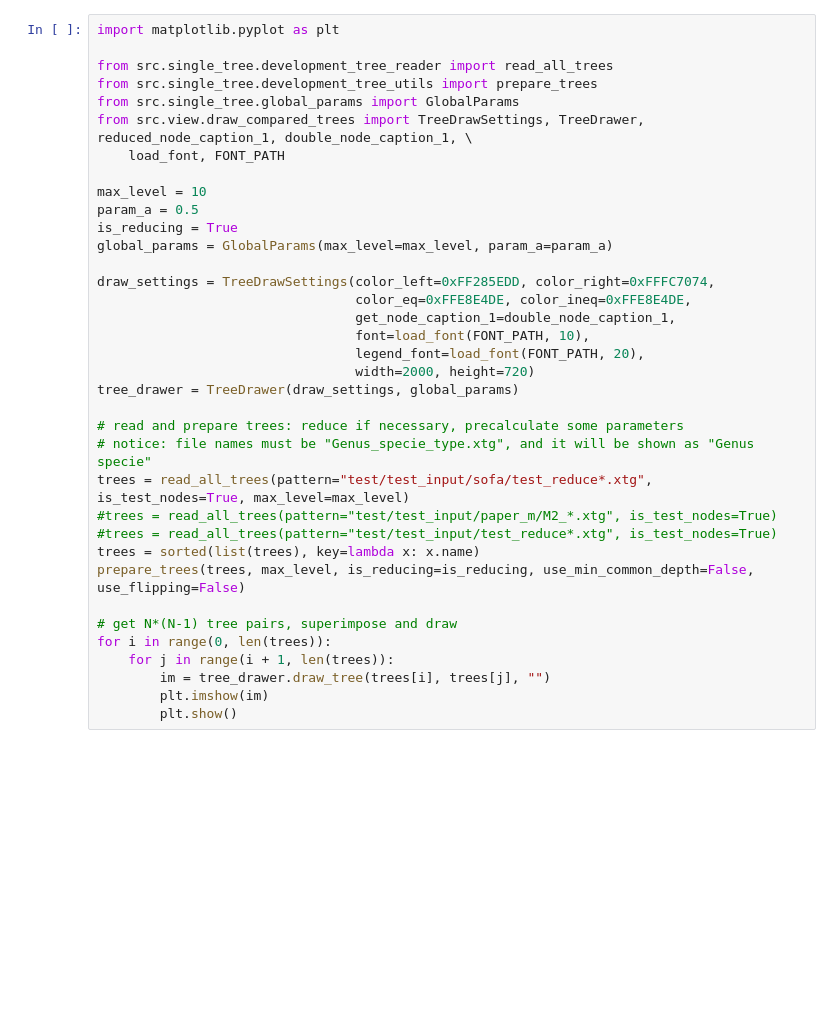
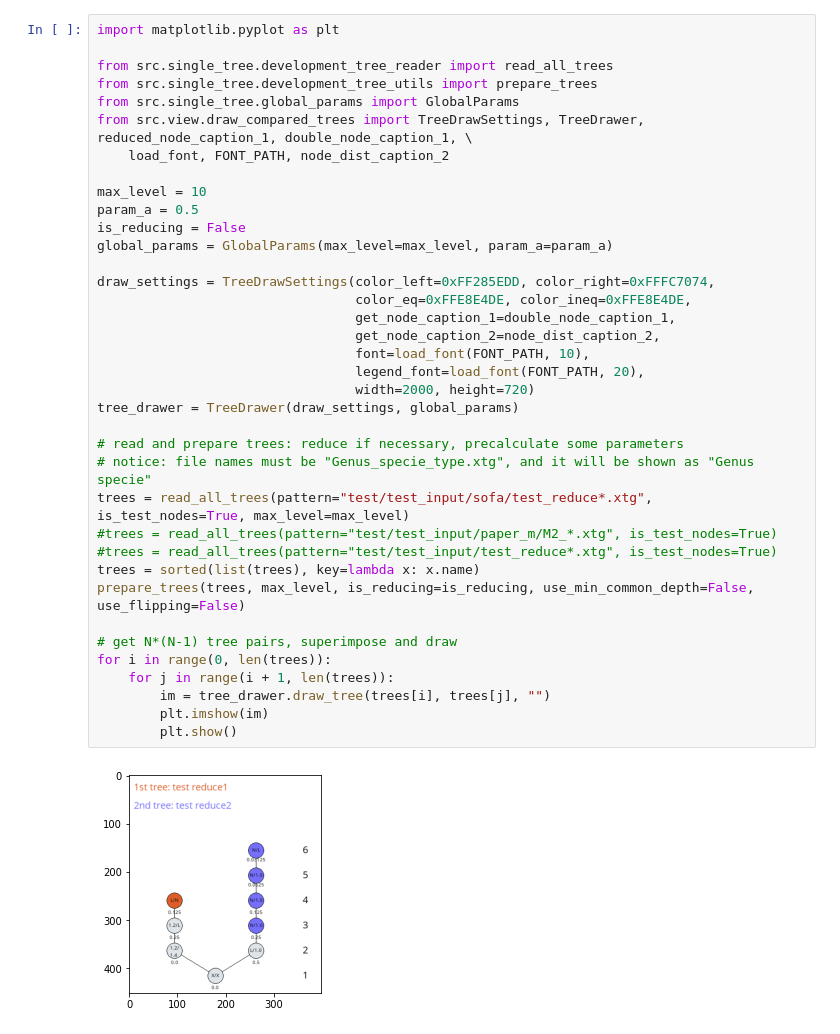
Before and after one commit to npakudin/embrionic_tree, a Jupyter notebook: DrawTestTrees.ipynb, the cells around one changed output. Saved outputs shown, nothing was run; the diff lists cells and outputs as text; blank space fills up the shorter version.

```diff
--- a/DrawTestTrees.ipynb
+++ b/DrawTestTrees.ipynb
@@ -5,32 +5,35 @@ from src.single_tree.development_tree_reader import read_all_trees
 from src.single_tree.development_tree_utils import prepare_trees
 from src.single_tree.global_params import GlobalParams
 from src.view.draw_compared_trees import TreeDrawSettings, TreeDrawer, reduced_node_caption_1, double_node_caption_1, \
-    load_font, FONT_PATH
+    load_font, FONT_PATH, node_dist_caption_2
 
 max_level = 10
 param_a = 0.5
-is_reducing = True
+is_reducing = False
 global_params = GlobalParams(max_level=max_level, param_a=param_a)
 
 draw_settings = TreeDrawSettings(color_left=0xFF285EDD, color_right=0xFFFC7074,
                                  color_eq=0xFFE8E4DE, color_ineq=0xFFE8E4DE,
                                  get_node_caption_1=double_node_caption_1,
+                                 get_node_caption_2=node_dist_caption_2,
                                  font=load_font(FONT_PATH, 10),
                                  legend_font=load_font(FONT_PATH, 20),
                                  width=2000, height=720)
 tree_drawer = TreeDrawer(draw_settings, global_params)
 
 # read and prepare trees: reduce if necessary, precalculate some parameters
 # notice: file names must be "Genus_specie_type.xtg", and it will be shown as "Genus specie"
 trees = read_all_trees(pattern="test/test_input/sofa/test_reduce*.xtg", is_test_nodes=True, max_level=max_level)
 #trees = read_all_trees(pattern="test/test_input/paper_m/M2_*.xtg", is_test_nodes=True)
 #trees = read_all_trees(pattern="test/test_input/test_reduce*.xtg", is_test_nodes=True)
 trees = sorted(list(trees), key=lambda x: x.name)
 prepare_trees(trees, max_level, is_reducing=is_reducing, use_min_common_depth=False, use_flipping=False)
 
 # get N*(N-1) tree pairs, superimpose and draw
 for i in range(0, len(trees)):
     for j in range(i + 1, len(trees)):
         im = tree_drawer.draw_tree(trees[i], trees[j], "")
         plt.imshow(im)
         plt.show()
+# %% [output]
+[figure, added]
```
Also changed, not shown: parts of 1 cell of this notebook, 4 other files.
